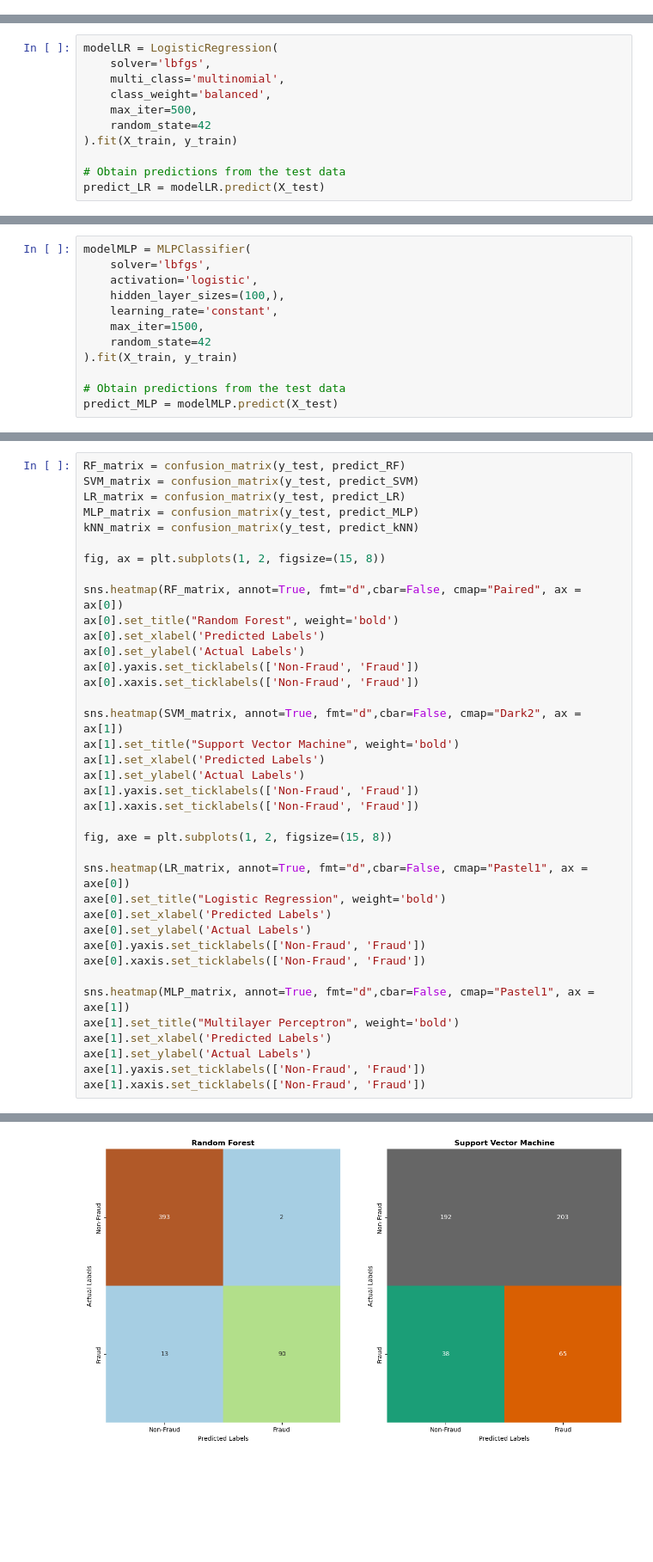
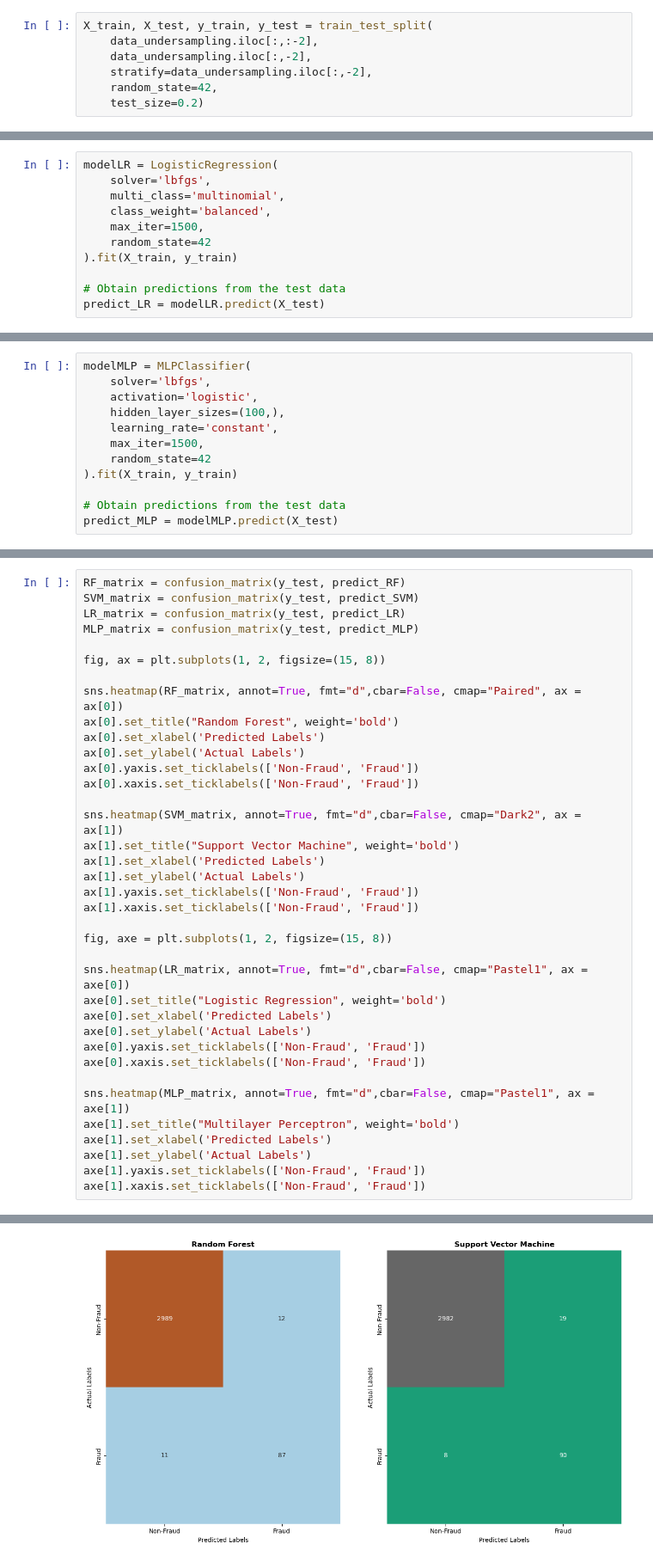
Before and after one commit to dejavu284/card-fraud, a Jupyter notebook: EDA/Aliens.ipynb, the cells around one changed output, grey strips where cells are left out. Shown at 86% size. Drawn from its saved outputs; the diff is of its cells as text; blank space fills up the shorter version.

```diff
--- a/EDA/Aliens.ipynb
+++ b/EDA/Aliens.ipynb
@@ -230,3 +232,10 @@ class_weights = class_weight.compute_class_weight('balanced',
+# %%
+X_train, X_test, y_train, y_test = train_test_split(
+    data_undersampling.iloc[:,:-2],
+    data_undersampling.iloc[:,-2],
+    stratify=data_undersampling.iloc[:,-2],
+    random_state=42,
+    test_size=0.2)
 # %%
 modelRF = RandomForestClassifier(
     n_estimators=500,
@@ -262,7 +271,7 @@ modelLR = LogisticRegression(
     solver='lbfgs',
     multi_class='multinomial',
     class_weight='balanced',
-    max_iter=500,
+    max_iter=1500,
     random_state=42
 ).fit(X_train, y_train)
 
@@ -292,7 +311,6 @@ RF_matrix = confusion_matrix(y_test, predict_RF)
 SVM_matrix = confusion_matrix(y_test, predict_SVM)
 LR_matrix = confusion_matrix(y_test, predict_LR)
 MLP_matrix = confusion_matrix(y_test, predict_MLP)
-kNN_matrix = confusion_matrix(y_test, predict_kNN)
 
 fig, ax = plt.subplots(1, 2, figsize=(15, 8))
 
@@ -300,31 +318,31 @@ sns.heatmap(RF_matrix, annot=True, fmt="d",cbar=False, cmap="Paired", ax = ax[0]
 ax[0].set_title("Random Forest", weight='bold')
 ax[0].set_xlabel('Predicted Labels')
 ax[0].set_ylabel('Actual Labels')
 ax[0].yaxis.set_ticklabels(['Non-Fraud', 'Fraud'])
 ax[0].xaxis.set_ticklabels(['Non-Fraud', 'Fraud'])
 
 sns.heatmap(SVM_matrix, annot=True, fmt="d",cbar=False, cmap="Dark2", ax = ax[1])
 ax[1].set_title("Support Vector Machine", weight='bold')
 ax[1].set_xlabel('Predicted Labels')
 ax[1].set_ylabel('Actual Labels')
 ax[1].yaxis.set_ticklabels(['Non-Fraud', 'Fraud'])
 ax[1].xaxis.set_ticklabels(['Non-Fraud', 'Fraud'])
 
 fig, axe = plt.subplots(1, 2, figsize=(15, 8))
 
 sns.heatmap(LR_matrix, annot=True, fmt="d",cbar=False, cmap="Pastel1", ax = axe[0])
 axe[0].set_title("Logistic Regression", weight='bold')
 axe[0].set_xlabel('Predicted Labels')
 axe[0].set_ylabel('Actual Labels')
 axe[0].yaxis.set_ticklabels(['Non-Fraud', 'Fraud'])
 axe[0].xaxis.set_ticklabels(['Non-Fraud', 'Fraud'])
 
 sns.heatmap(MLP_matrix, annot=True, fmt="d",cbar=False, cmap="Pastel1", ax = axe[1])
 axe[1].set_title("Multilayer Perceptron", weight='bold')
 axe[1].set_xlabel('Predicted Labels')
 axe[1].set_ylabel('Actual Labels')
 axe[1].yaxis.set_ticklabels(['Non-Fraud', 'Fraud'])
 axe[1].xaxis.set_ticklabels(['Non-Fraud', 'Fraud'])
 # %% [output]
 [Text(0.5, 0, 'Non-Fraud'), Text(1.5, 0, 'Fraud')]
-[figure, old version]
+[figure, new version]
```
Also changed, not shown: parts of 7 cells of this notebook.
